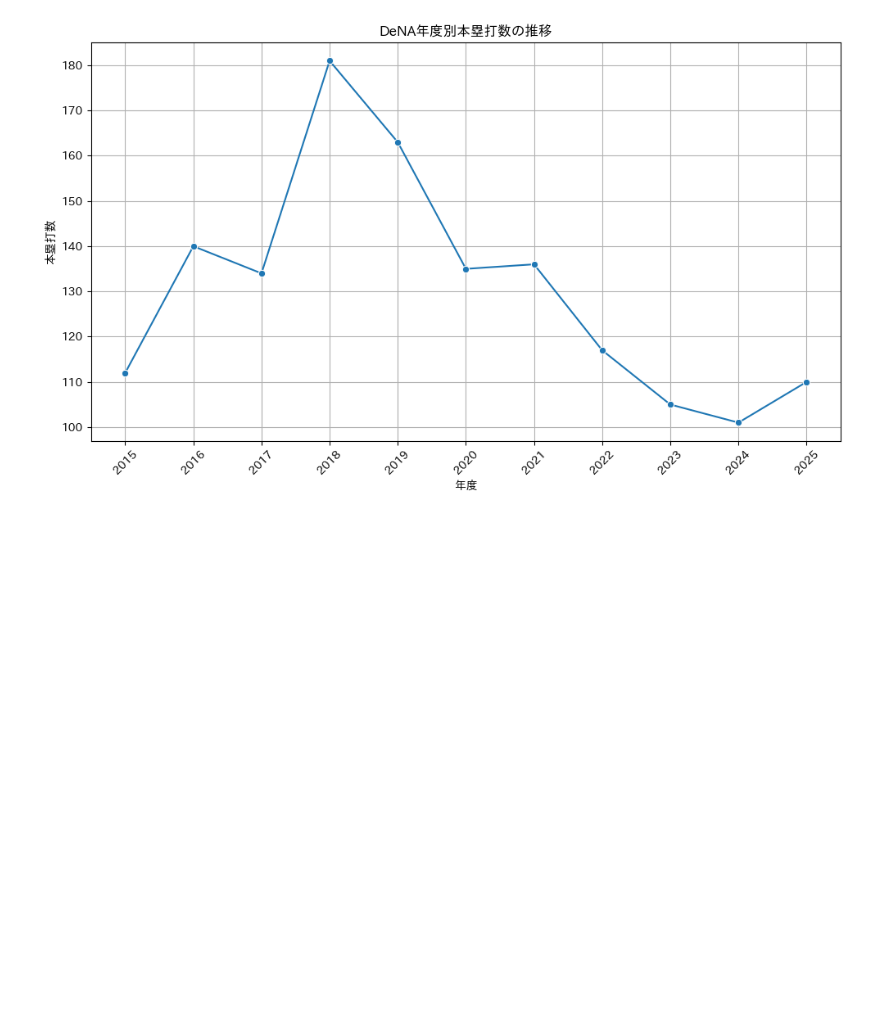
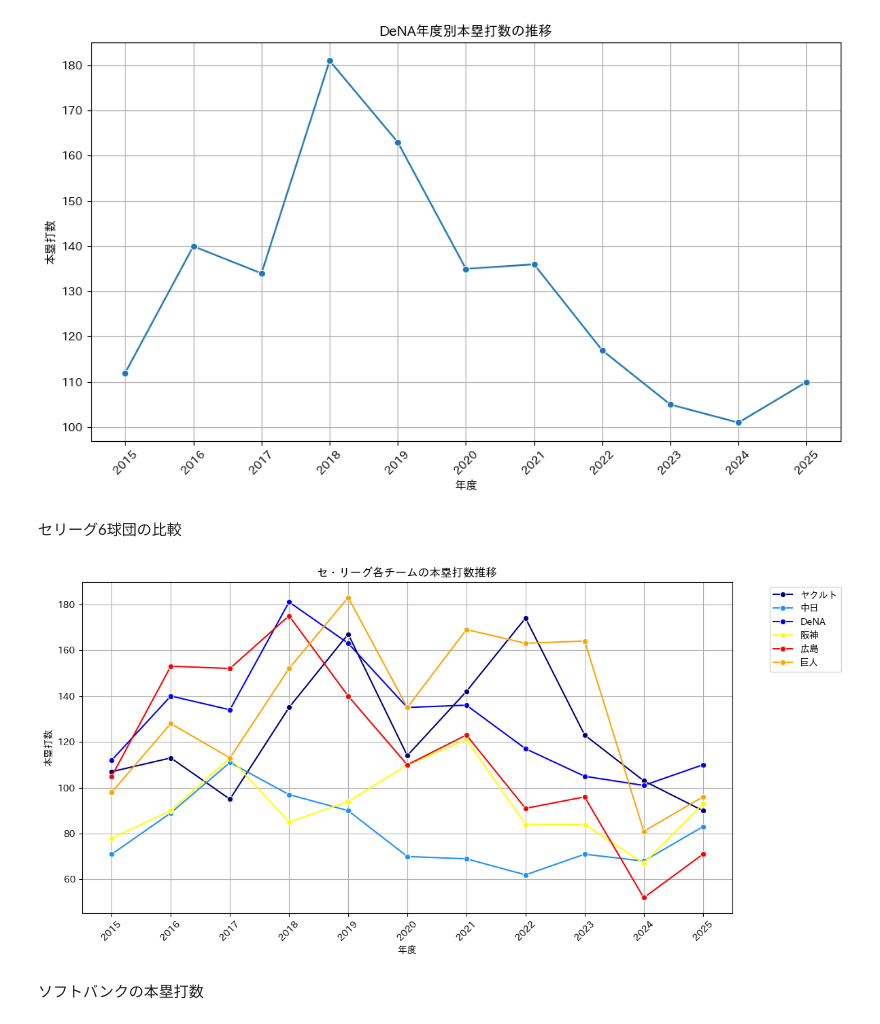
Before and after one commit to kousei6/NPB_Team_Batting_Stats_Analysis, a Jupyter notebook: NPB_Team_Batting_Stats_Analysis.ipynb, the cells around one changed output. Saved outputs shown, nothing was run; the diff lists cells and outputs as text; code cells hidden in the pictures; blank space fills up the shorter version.

```diff
--- a/NPB_Team_Batting_Stats_Analysis.ipynb
+++ b/NPB_Team_Batting_Stats_Analysis.ipynb
@@ -319,3 +323,33 @@ plt.tight_layout()
 plt.show()
 # %% [output]
 [figure]
+# %% [markdown]
+セリーグ6球団の比較
+# %%
+# セ・リーグ全チームの本塁打推移を一括表示
+ce_teams = ['ヤクルト', 'DeNA', '阪神', '巨人', '広島', '中日']
+
+# 各チームのイメージカラーを定義
+team_colors = {
+    '巨人': 'orange',
+    '阪神': 'yellow',
+    '広島': 'red',
+    'DeNA': 'blue',
+    '中日': 'dodgerblue',
+    'ヤクルト': 'navy'
+}
+
+plt.figure(figsize=(12, 6))
+sns.lineplot(data=df[df['チーム'].isin(ce_teams)], x='年度', y='本塁打', hue='チーム', marker='o', palette=team_colors)
+plt.title('セ・リーグ各チームの本塁打数推移')
+plt.grid(True)
+plt.legend(bbox_to_anchor=(1.05, 1), loc='upper left')
+plt.xlabel('年度')
+plt.ylabel('本塁打数')
+plt.xticks(df['年度'].unique(), rotation=45)
+plt.tight_layout()
+plt.show()
+# %% [output]
+[figure, added]
+# %% [markdown]
+ソフトバンクの本塁打数
```
Also changed, not shown: parts of 54 cells of this notebook.
